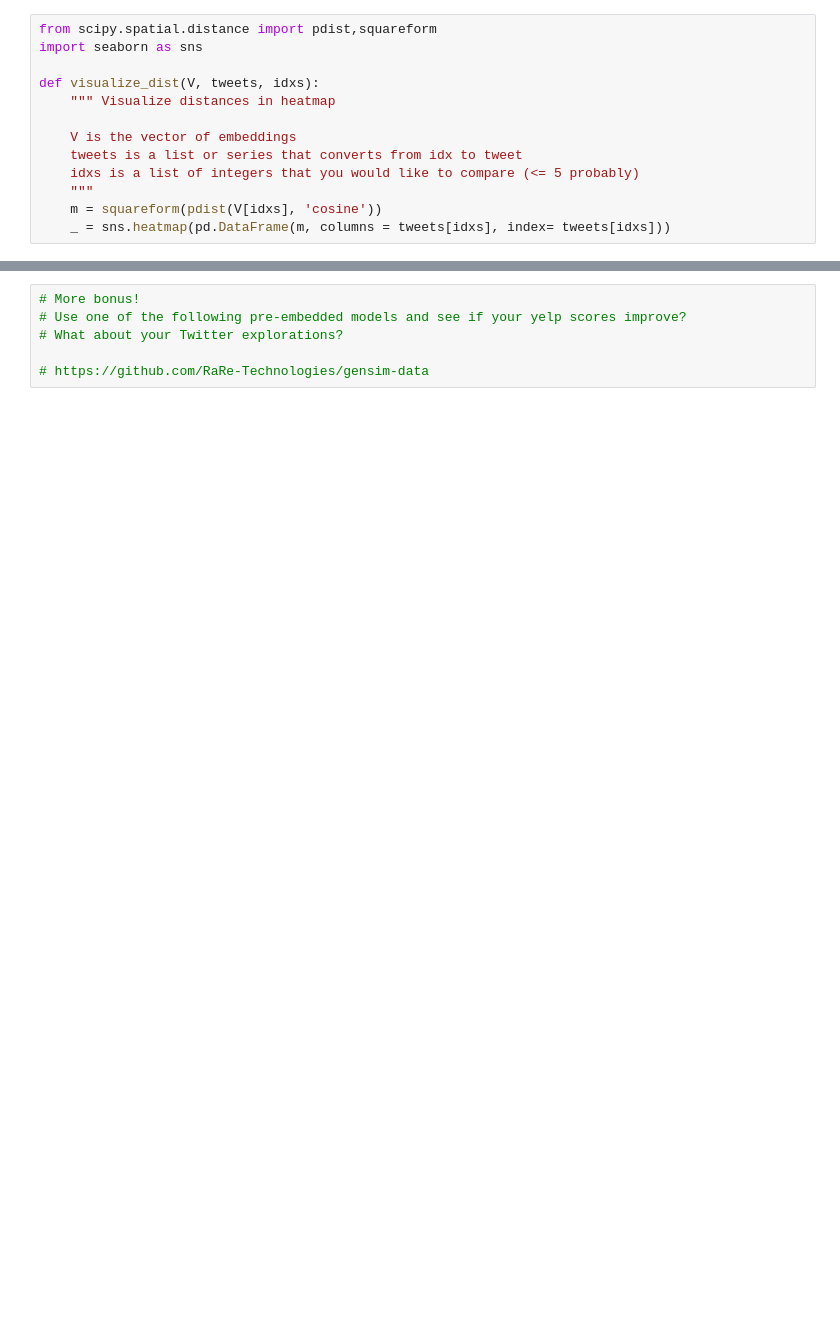
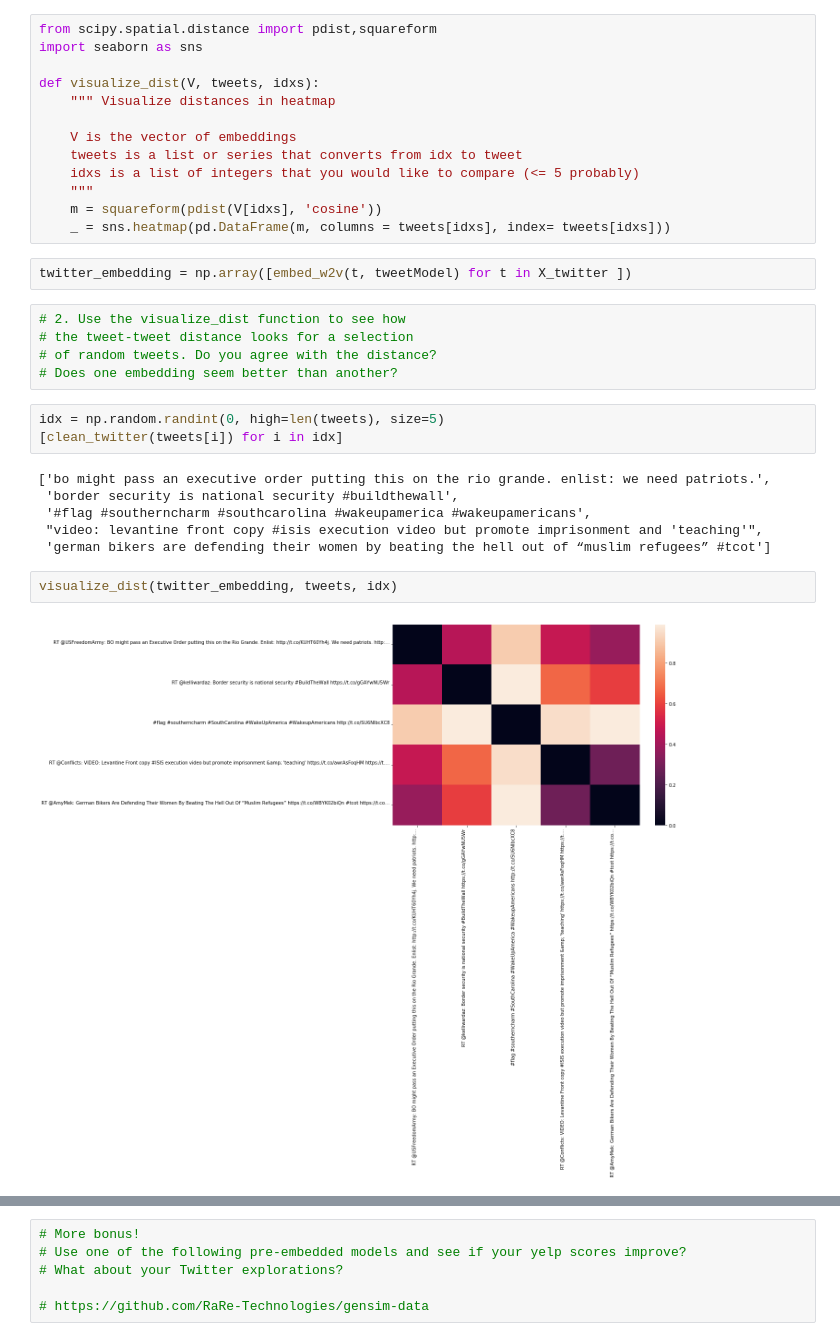
Before and after one commit to nandanrao/text-mining, a Jupyter notebook: exercise-3.ipynb, the cells around one changed output, grey strips where cells are left out. Drawn from its saved outputs; the diff is of its cells as text; blank space fills up the shorter version.

```diff
--- a/exercise-3.ipynb
+++ b/exercise-3.ipynb
@@ -149,3 +279,23 @@ def visualize_dist(V, tweets, idxs):
     """
     m = squareform(pdist(V[idxs], 'cosine'))
     _ = sns.heatmap(pd.DataFrame(m, columns = tweets[idxs], index= tweets[idxs]))
+# %%
+twitter_embedding = np.array([embed_w2v(t, tweetModel) for t in X_twitter ])
+# %%
+# 2. Use the visualize_dist function to see how
+# the tweet-tweet distance looks for a selection
+# of random tweets. Do you agree with the distance?
+# Does one embedding seem better than another?
+# %%
+idx = np.random.randint(0, high=len(tweets), size=5)
+[clean_twitter(tweets[i]) for i in idx]
+# %% [output]
+['bo might pass an executive order putting this on the rio grande. enlist: we need patriots.',
+ 'border security is national security #buildthewall',
+ '#flag #southerncharm #southcarolina #wakeupamerica #wakeupamericans',
+ "video: levantine front copy #isis execution video but promote imprisonment and 'teaching'",
+ 'german bikers are defending their women by beating the hell out of “muslim refugees” #tcot']
+# %%
+visualize_dist(twitter_embedding, tweets, idx)
+# %% [output]
+[figure, added]
```
Also changed, not shown: parts of 26 cells of this notebook.
